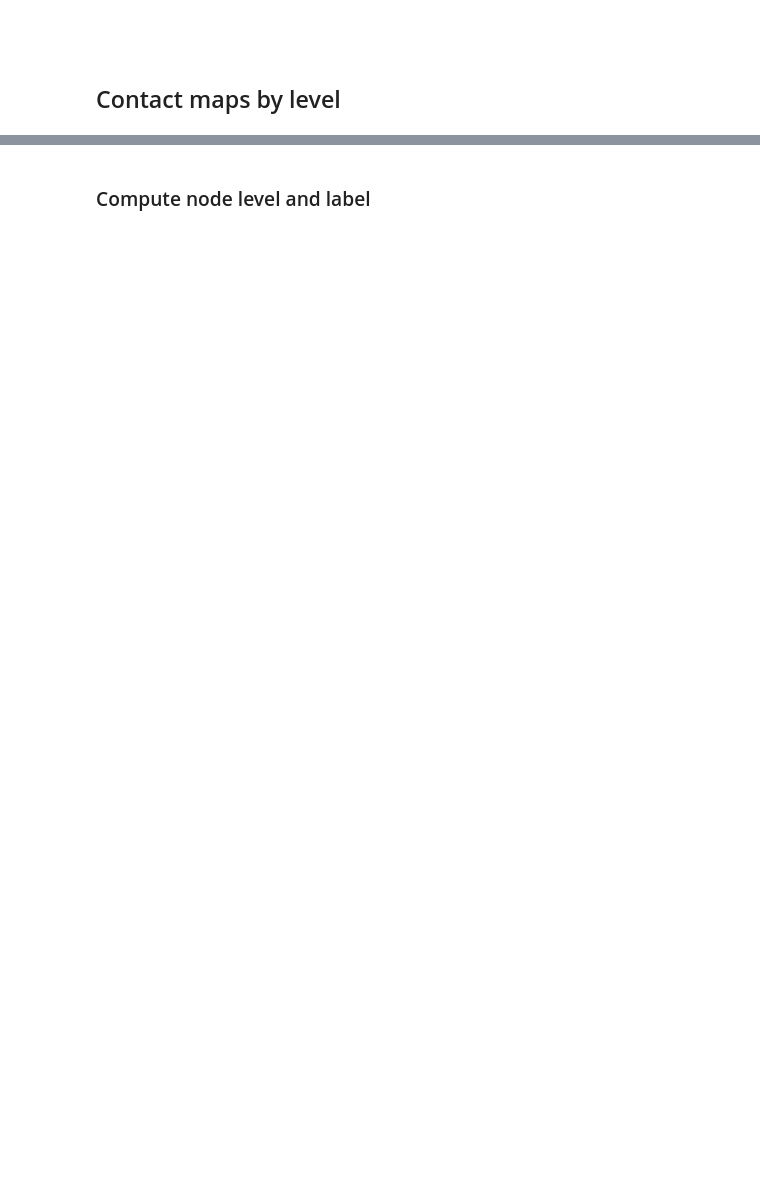
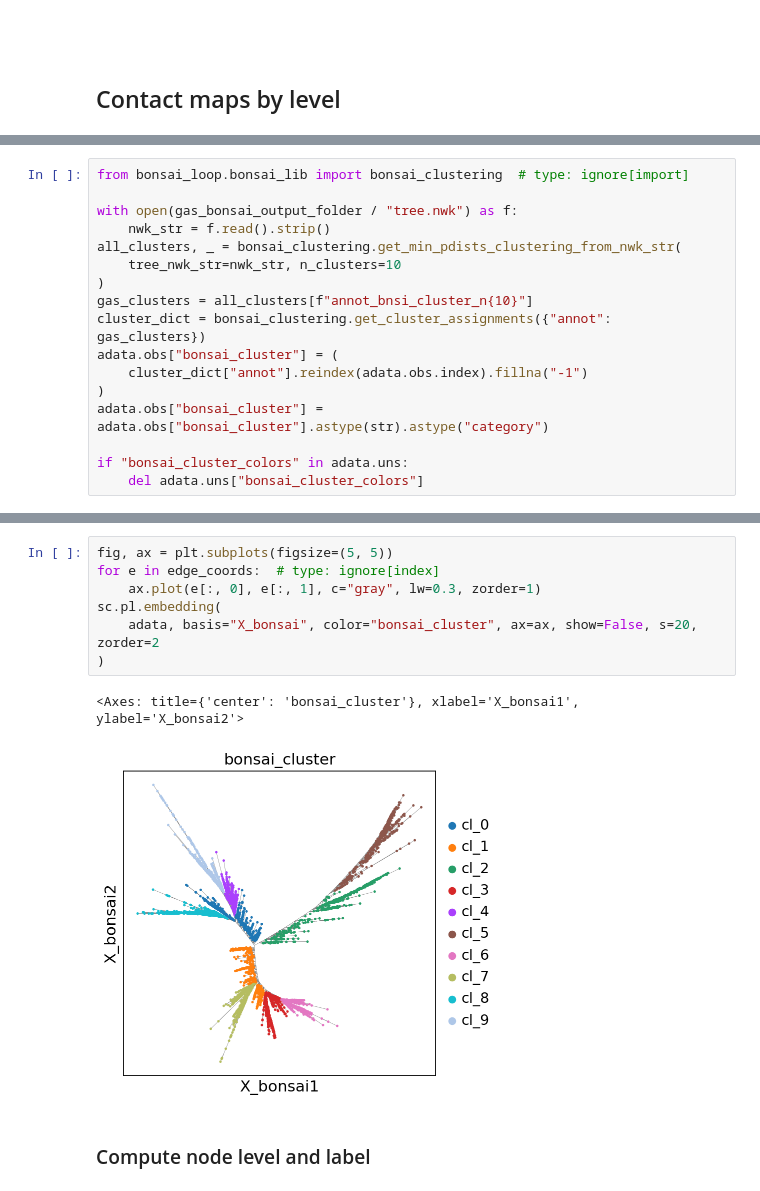
Before and after one commit to stanfish06/bonsai-loop, a Jupyter notebook: notebooks/interal-nodes-contact-maps.ipynb, the cells around one changed output, grey strips where cells are left out. Saved outputs shown, nothing was run; the diff lists cells and outputs as text; blank space fills up the shorter version.

```diff
--- a/notebooks/interal-nodes-contact-maps.ipynb
+++ b/notebooks/interal-nodes-contact-maps.ipynb
@@ -172,0 +218,17 @@ cumClosenessNNN = None
+# %%
+from bonsai_loop.bonsai_lib import bonsai_clustering  # type: ignore[import]
+
+with open(gas_bonsai_output_folder / "tree.nwk") as f:
+    nwk_str = f.read().strip()
+all_clusters, _ = bonsai_clustering.get_min_pdists_clustering_from_nwk_str(
+    tree_nwk_str=nwk_str, n_clusters=10
+)
+gas_clusters = all_clusters[f"annot_bnsi_cluster_n{10}"]
+cluster_dict = bonsai_clustering.get_cluster_assignments({"annot": gas_clusters})
+adata.obs["bonsai_cluster"] = (
+    cluster_dict["annot"].reindex(adata.obs.index).fillna("-1")
+)
+adata.obs["bonsai_cluster"] = adata.obs["bonsai_cluster"].astype(str).astype("category")
+
+if "bonsai_cluster_colors" in adata.uns:
+    del adata.uns["bonsai_cluster_colors"]
@@ -173,3 +242,13 @@ cumClosenessNNN = None
+# %%
+fig, ax = plt.subplots(figsize=(5, 5))
+for e in edge_coords:  # type: ignore[index]
+    ax.plot(e[:, 0], e[:, 1], c="gray", lw=0.3, zorder=1)
+sc.pl.embedding(
+    adata, basis="X_bonsai", color="bonsai_cluster", ax=ax, show=False, s=20, zorder=2
+)
+# %% [output]
+<Axes: title={'center': 'bonsai_cluster'}, xlabel='X_bonsai1', ylabel='X_bonsai2'>
+[figure, added]
 # %% [markdown]
 ### Compute node level and label
 # %%
```
Also changed, not shown: parts of 16 cells of this notebook.
